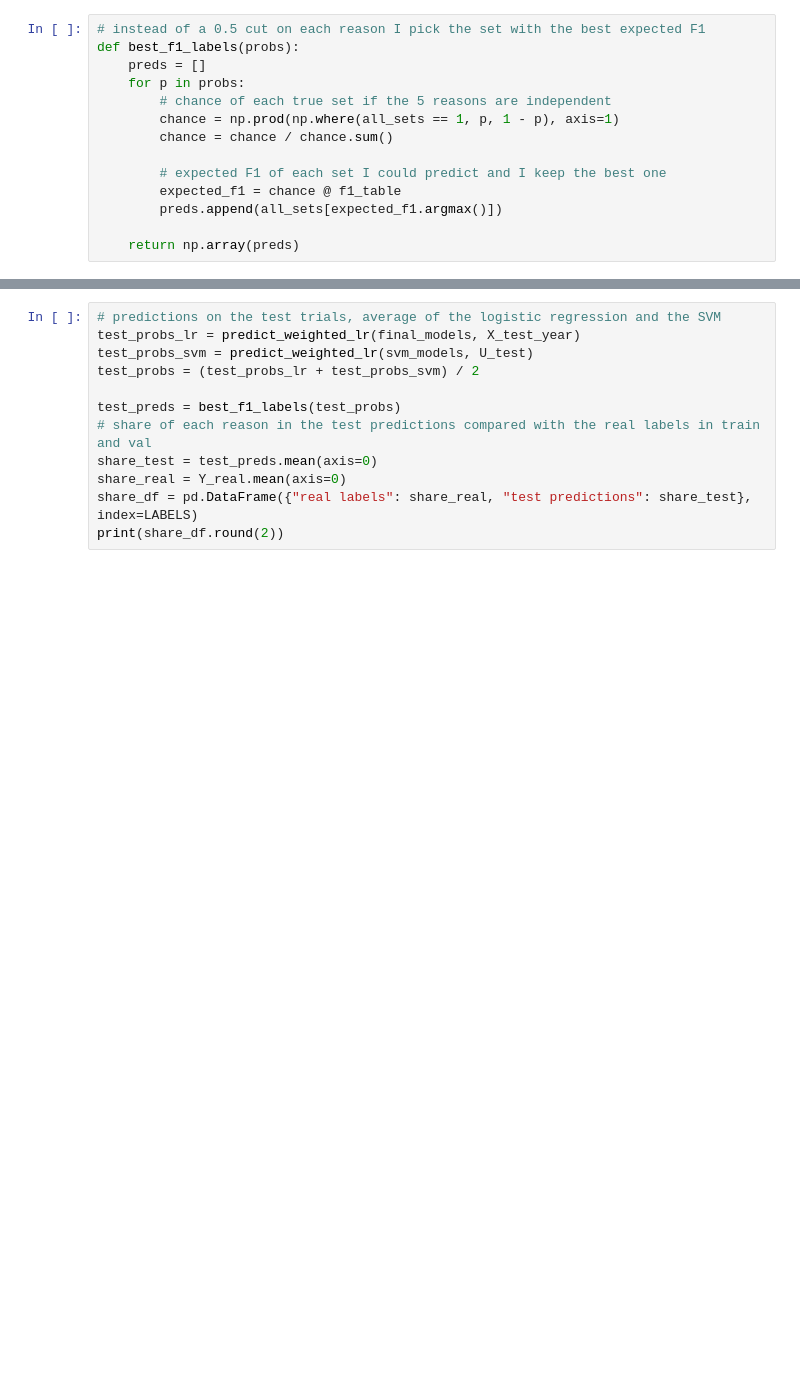
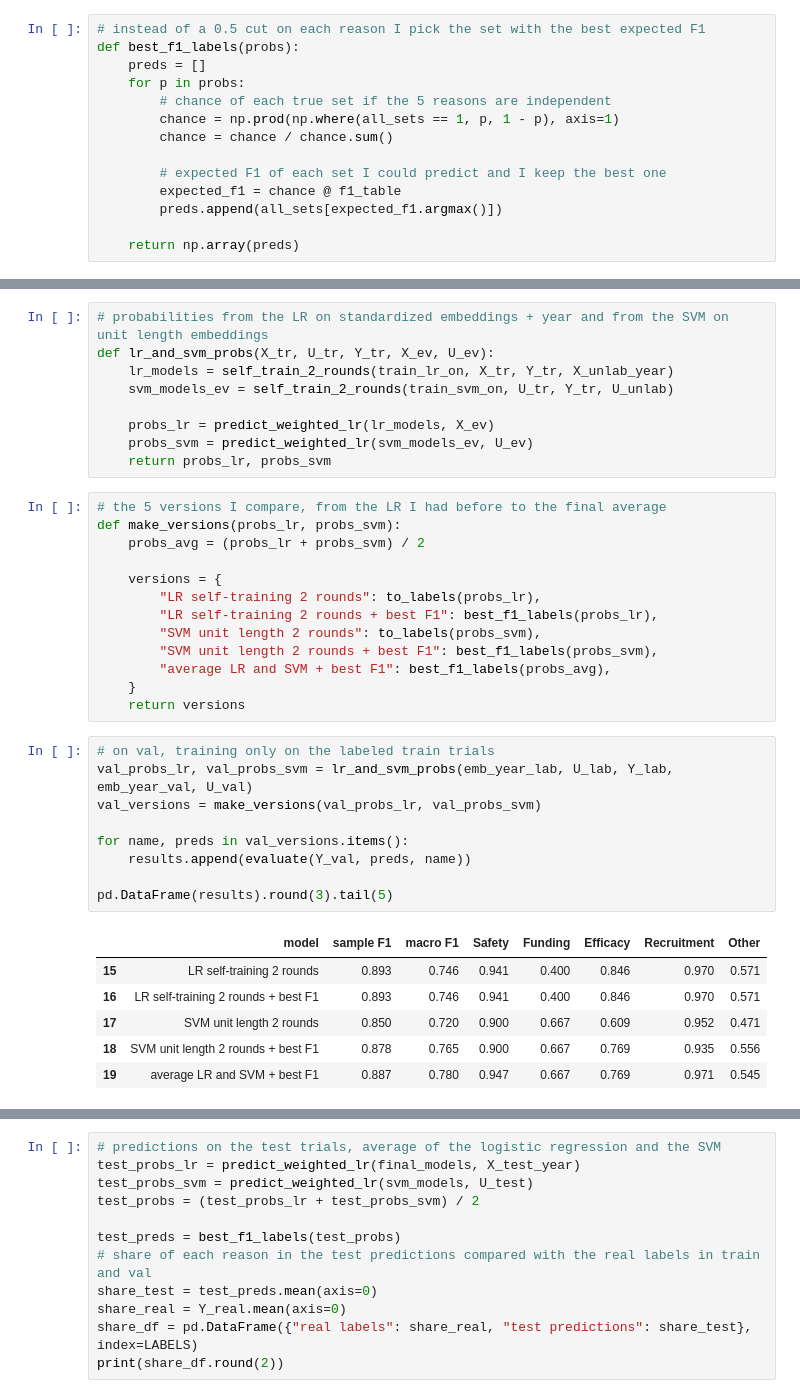
Before and after one commit to aakarsh-g7/CS5785-Midterm-Project, a Jupyter notebook: Part 1/part1.ipynb, the cells around one changed output, grey strips where cells are left out. Drawn from its saved outputs; the diff is of its cells as text; blank space fills up the shorter version.

Commit message:
Add comparison of the final model versions

```diff
--- a/Part 1/part1.ipynb
+++ b/Part 1/part1.ipynb
@@ -1347,0 +1364,38 @@ def best_f1_labels(probs):
+# %%
+# probabilities from the LR on standardized embeddings + year and from the SVM on unit length embeddings
+def lr_and_svm_probs(X_tr, U_tr, Y_tr, X_ev, U_ev):
+    lr_models = self_train_2_rounds(train_lr_on, X_tr, Y_tr, X_unlab_year)
+    svm_models_ev = self_train_2_rounds(train_svm_on, U_tr, Y_tr, U_unlab)
+
+    probs_lr = predict_weighted_lr(lr_models, X_ev)
+    probs_svm = predict_weighted_lr(svm_models_ev, U_ev)
+    return probs_lr, probs_svm
+# %%
+# the 5 versions I compare, from the LR I had before to the final average
+def make_versions(probs_lr, probs_svm):
+    probs_avg = (probs_lr + probs_svm) / 2
+
+    versions = {
+        "LR self-training 2 rounds": to_labels(probs_lr),
+        "LR self-training 2 rounds + best F1": best_f1_labels(probs_lr),
+        "SVM unit length 2 rounds": to_labels(probs_svm),
+        "SVM unit length 2 rounds + best F1": best_f1_labels(probs_svm),
+        "average LR and SVM + best F1": best_f1_labels(probs_avg),
+    }
+    return versions
+# %%
+# on val, training only on the labeled train trials
+val_probs_lr, val_probs_svm = lr_and_svm_probs(emb_year_lab, U_lab, Y_lab, emb_year_val, U_val)
+val_versions = make_versions(val_probs_lr, val_probs_svm)
+
+for name, preds in val_versions.items():
+    results.append(evaluate(Y_val, preds, name))
+
+pd.DataFrame(results).round(3).tail(5)
+# %% [output]
+|  | model | sample F1 | macro F1 | Safety | Funding | Efficacy | Recruitment | Other |
+| 15 | LR self-training 2 rounds | 0.893 | 0.746 | 0.941 | 0.400 | 0.846 | 0.970 | 0.571 |
+| 16 | LR self-training 2 rounds + best F1 | 0.893 | 0.746 | 0.941 | 0.400 | 0.846 | 0.970 | 0.571 |
+| 17 | SVM unit length 2 rounds | 0.850 | 0.720 | 0.900 | 0.667 | 0.609 | 0.952 | 0.471 |
+| 18 | SVM unit length 2 rounds + best F1 | 0.878 | 0.765 | 0.900 | 0.667 | 0.769 | 0.935 | 0.556 |
+| 19 | average LR and SVM + best F1 | 0.887 | 0.780 | 0.947 | 0.667 | 0.769 | 0.971 | 0.545 |
```
Also changed, not shown: parts of 7 cells of this notebook.
